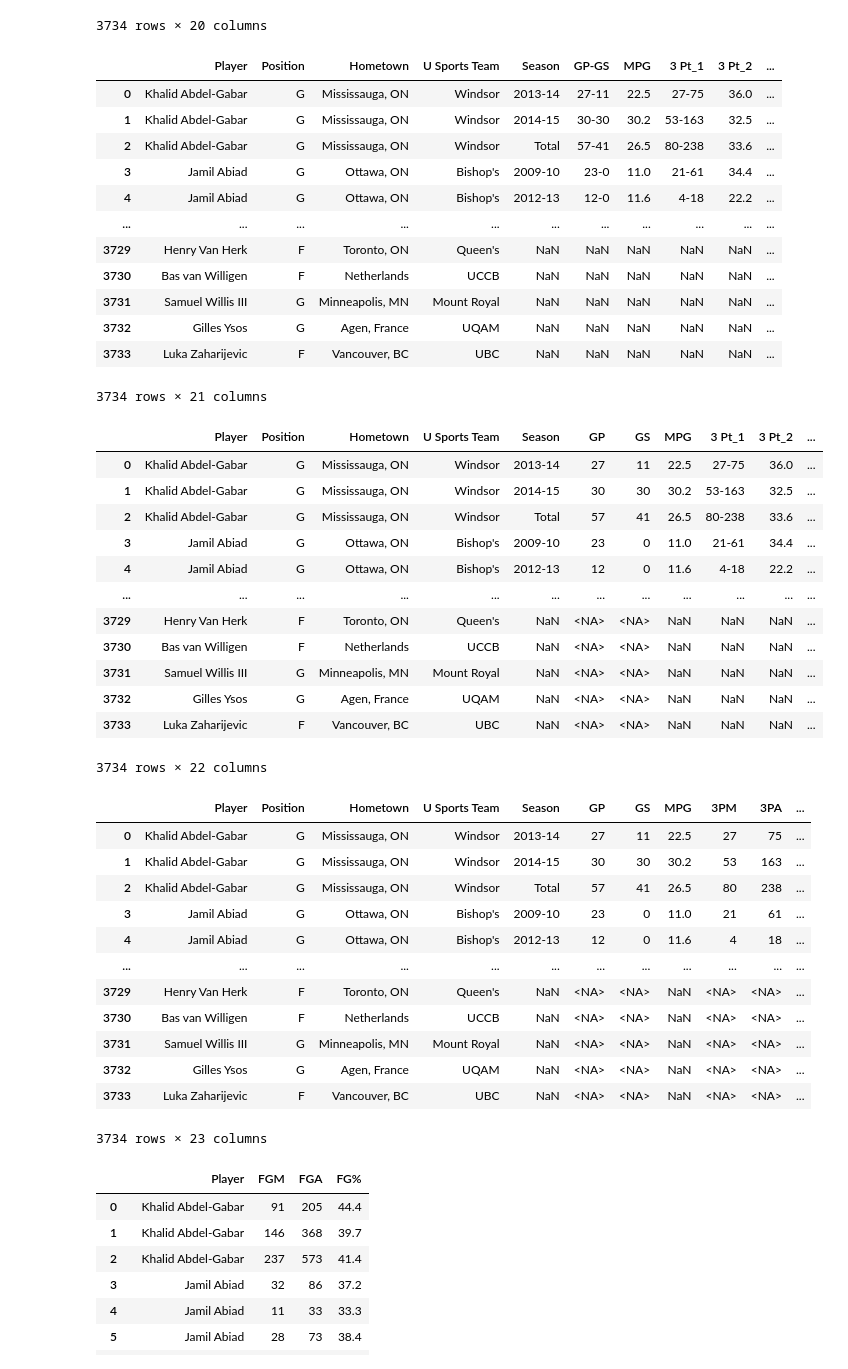
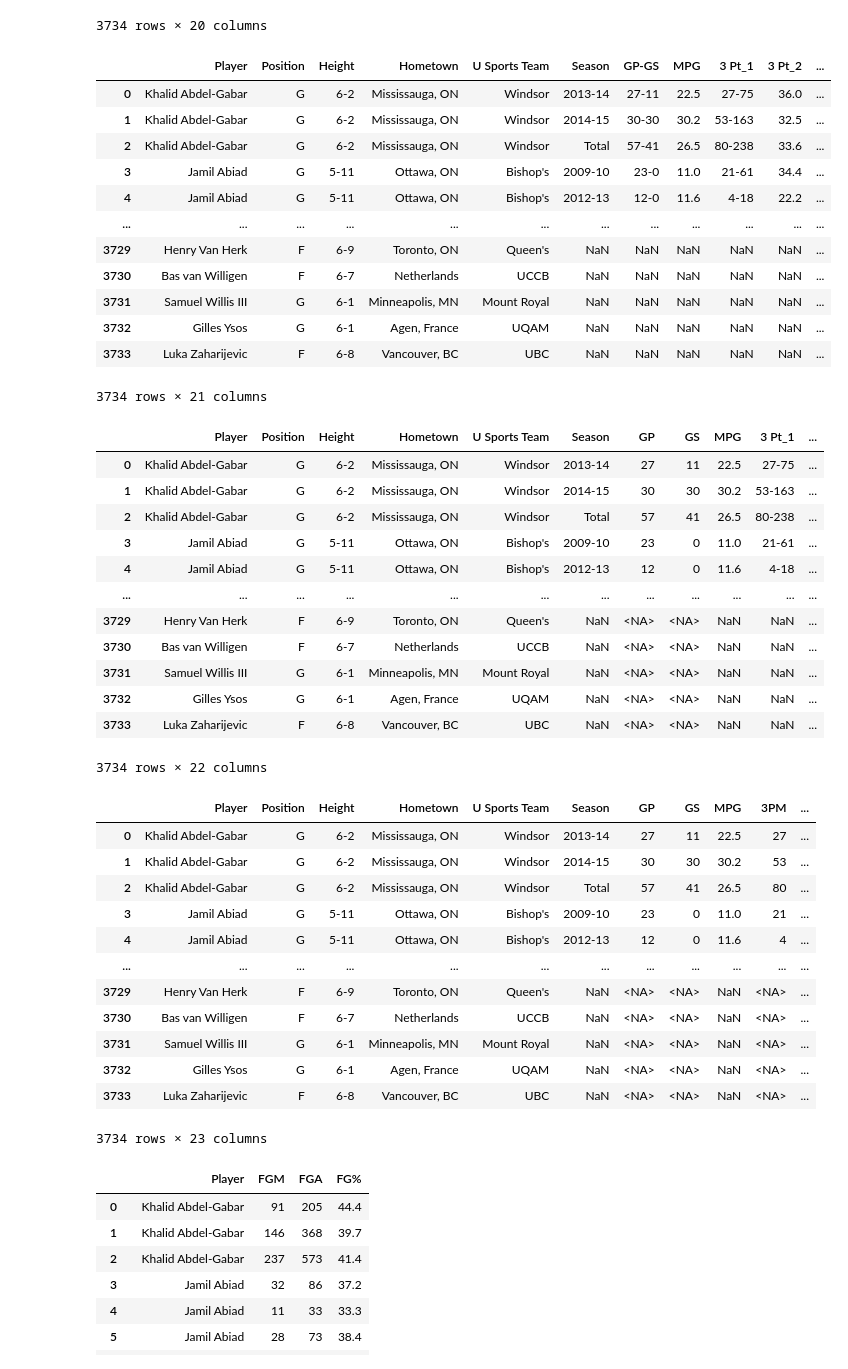
Before and after one commit to cng04/IST, a Jupyter notebook: PlayerToPro/player_to_pro_clean.ipynb, the cells around one changed output. Saved outputs shown, nothing was run; the diff lists cells and outputs as text; code cells hidden in the pictures.

```diff
--- a/PlayerToPro/player_to_pro_clean.ipynb
+++ b/PlayerToPro/player_to_pro_clean.ipynb
@@ -107,32 +107,39 @@ df
 # %%
 # Split Position into Position and Height
 split_cols = df["Position"].str.split(" ", n=2, expand=True)
 pos_map = {"Guard": "G", "Forward": "F", "Centre": "C", "Wing": "G/F", "Guard/Wing": "G/F", "Ailier": "SF", "Arriere": "SG", "Meneur": "PG", "Centre/Forward": "C/F", "Garde": "G", "Guard-Forward": "G/F", "Guard/Forward": "G/F", "Post": "F/C", "Point Guard": "PG"}
 
 def map_position(row):
     # try two-word combo
     if pd.notna(row[1]):
         two_word = f"{row[0]} {row[1]}"
         if two_word in pos_map:
             return pos_map[two_word], row[2]  # use 3rd column as height
     # otherwise, use single-word
     return pos_map.get(row[0], row[0]), row[1]
 
 df[["Position", "Height"]] = split_cols.apply(map_position, axis=1, result_type="expand")
+cols = list(df.columns)
+pos_idx = cols.index("Position")
+cols.remove("Height")
+cols.insert(pos_idx + 1, "Height")
+
+# reorder dataframe
+df = df[cols]
 df
 # %% [output]
-|  | Player | Position | Hometown | U Sports Team | Season | GP-GS | MPG | 3 Pt_1 | 3 Pt_2 | ... |
-| 0 | Khalid Abdel-Gabar | G | Mississauga, ON | Windsor | 2013-14 | 27-11 | 22.5 | 27-75 | 36.0 | ... |
-| 1 | Khalid Abdel-Gabar | G | Mississauga, ON | Windsor | 2014-15 | 30-30 | 30.2 | 53-163 | 32.5 | ... |
-| 2 | Khalid Abdel-Gabar | G | Mississauga, ON | Windsor | Total | 57-41 | 26.5 | 80-238 | 33.6 | ... |
-| 3 | Jamil Abiad | G | Ottawa, ON | Bishop's | 2009-10 | 23-0 | 11.0 | 21-61 | 34.4 | ... |
-| 4 | Jamil Abiad | G | Ottawa, ON | Bishop's | 2012-13 | 12-0 | 11.6 | 4-18 | 22.2 | ... |
-| ... | ... | ... | ... | ... | ... | ... | ... | ... | ... | ... |
-| 3729 | Henry Van Herk | F | Toronto, ON | Queen's | NaN | NaN | NaN | NaN | NaN | ... |
-| 3730 | Bas van Willigen | F | Netherlands | UCCB | NaN | NaN | NaN | NaN | NaN | ... |
-| 3731 | Samuel Willis III | G | Minneapolis, MN | Mount Royal | NaN | NaN | NaN | NaN | NaN | ... |
-| 3732 | Gilles Ysos | G | Agen, France | UQAM | NaN | NaN | NaN | NaN | NaN | ... |
-| 3733 | Luka Zaharijevic | F | Vancouver, BC | UBC | NaN | NaN | NaN | NaN | NaN | ... |
+|  | Player | Position | Height | Hometown | U Sports Team | Season | GP-GS | MPG | 3 Pt_1 | 3 Pt_2 | ... |
+| 0 | Khalid Abdel-Gabar | G | 6-2 | Mississauga, ON | Windsor | 2013-14 | 27-11 | 22.5 | 27-75 | 36.0 | ... |
+| 1 | Khalid Abdel-Gabar | G | 6-2 | Mississauga, ON | Windsor | 2014-15 | 30-30 | 30.2 | 53-163 | 32.5 | ... |
+| 2 | Khalid Abdel-Gabar | G | 6-2 | Mississauga, ON | Windsor | Total | 57-41 | 26.5 | 80-238 | 33.6 | ... |
+| 3 | Jamil Abiad | G | 5-11 | Ottawa, ON | Bishop's | 2009-10 | 23-0 | 11.0 | 21-61 | 34.4 | ... |
+| 4 | Jamil Abiad | G | 5-11 | Ottawa, ON | Bishop's | 2012-13 | 12-0 | 11.6 | 4-18 | 22.2 | ... |
+| ... | ... | ... | ... | ... | ... | ... | ... | ... | ... | ... | ... |
+| 3729 | Henry Van Herk | F | 6-9 | Toronto, ON | Queen's | NaN | NaN | NaN | NaN | NaN | ... |
+| 3730 | Bas van Willigen | F | 6-7 | Netherlands | UCCB | NaN | NaN | NaN | NaN | NaN | ... |
+| 3731 | Samuel Willis III | G | 6-1 | Minneapolis, MN | Mount Royal | NaN | NaN | NaN | NaN | NaN | ... |
+| 3732 | Gilles Ysos | G | 6-1 | Agen, France | UQAM | NaN | NaN | NaN | NaN | NaN | ... |
+| 3733 | Luka Zaharijevic | F | 6-8 | Vancouver, BC | UBC | NaN | NaN | NaN | NaN | NaN | ... |
 3734 rows × 21 columns
 # %%
 # Split GP-GS column
@@ -143,18 +150,18 @@ df.insert(gp_gs_index + 2, "GS", pd.to_numeric(split_cols[1], errors="coerce").a
 df = df.drop(columns=["GP-GS"])
 df
 # %% [output]
-|  | Player | Position | Hometown | U Sports Team | Season | GP | GS | MPG | 3 Pt_1 | 3 Pt_2 | ... |
-| 0 | Khalid Abdel-Gabar | G | Mississauga, ON | Windsor | 2013-14 | 27 | 11 | 22.5 | 27-75 | 36.0 | ... |
-| 1 | Khalid Abdel-Gabar | G | Mississauga, ON | Windsor | 2014-15 | 30 | 30 | 30.2 | 53-163 | 32.5 | ... |
-| 2 | Khalid Abdel-Gabar | G | Mississauga, ON | Windsor | Total | 57 | 41 | 26.5 | 80-238 | 33.6 | ... |
-| 3 | Jamil Abiad | G | Ottawa, ON | Bishop's | 2009-10 | 23 | 0 | 11.0 | 21-61 | 34.4 | ... |
-| 4 | Jamil Abiad | G | Ottawa, ON | Bishop's | 2012-13 | 12 | 0 | 11.6 | 4-18 | 22.2 | ... |
+|  | Player | Position | Height | Hometown | U Sports Team | Season | GP | GS | MPG | 3 Pt_1 | ... |
+| 0 | Khalid Abdel-Gabar | G | 6-2 | Mississauga, ON | Windsor | 2013-14 | 27 | 11 | 22.5 | 27-75 | ... |
+| 1 | Khalid Abdel-Gabar | G | 6-2 | Mississauga, ON | Windsor | 2014-15 | 30 | 30 | 30.2 | 53-163 | ... |
+| 2 | Khalid Abdel-Gabar | G | 6-2 | Mississauga, ON | Windsor | Total | 57 | 41 | 26.5 | 80-238 | ... |
+| 3 | Jamil Abiad | G | 5-11 | Ottawa, ON | Bishop's | 2009-10 | 23 | 0 | 11.0 | 21-61 | ... |
+| 4 | Jamil Abiad | G | 5-11 | Ottawa, ON | Bishop's | 2012-13 | 12 | 0 | 11.6 | 4-18 | ... |
 | ... | ... | ... | ... | ... | ... | ... | ... | ... | ... | ... | ... |
-| 3729 | Henry Van Herk | F | Toronto, ON | Queen's | NaN | <NA> | <NA> | NaN | NaN | NaN | ... |
-| 3730 | Bas van Willigen | F | Netherlands | UCCB | NaN | <NA> | <NA> | NaN | NaN | NaN | ... |
-| 3731 | Samuel Willis III | G | Minneapolis, MN | Mount Royal | NaN | <NA> | <NA> | NaN | NaN | NaN | ... |
-| 3732 | Gilles Ysos | G | Agen, France | UQAM | NaN | <NA> | <NA> | NaN | NaN | NaN | ... |
-| 3733 | Luka Zaharijevic | F | Vancouver, BC | UBC | NaN | <NA> | <NA> | NaN | NaN | NaN | ... |
+| 3729 | Henry Van Herk | F | 6-9 | Toronto, ON | Queen's | NaN | <NA> | <NA> | NaN | NaN | ... |
+| 3730 | Bas van Willigen | F | 6-7 | Netherlands | UCCB | NaN | <NA> | <NA> | NaN | NaN | ... |
+| 3731 | Samuel Willis III | G | 6-1 | Minneapolis, MN | Mount Royal | NaN | <NA> | <NA> | NaN | NaN | ... |
+| 3732 | Gilles Ysos | G | 6-1 | Agen, France | UQAM | NaN | <NA> | <NA> | NaN | NaN | ... |
+| 3733 | Luka Zaharijevic | F | 6-8 | Vancouver, BC | UBC | NaN | <NA> | <NA> | NaN | NaN | ... |
 3734 rows × 22 columns
 # %%
 # Split 3PT column
@@ -169,18 +176,18 @@ df = df.rename(columns={"3 Pt_2": "3P%"})
 df["3P%"] = df["3P%"].astype(float)
 df
 # %% [output]
-|  | Player | Position | Hometown | U Sports Team | Season | GP | GS | MPG | 3PM | 3PA | ... |
-| 0 | Khalid Abdel-Gabar | G | Mississauga, ON | Windsor | 2013-14 | 27 | 11 | 22.5 | 27 | 75 | ... |
-| 1 | Khalid Abdel-Gabar | G | Mississauga, ON | Windsor | 2014-15 | 30 | 30 | 30.2 | 53 | 163 | ... |
-| 2 | Khalid Abdel-Gabar | G | Mississauga, ON | Windsor | Total | 57 | 41 | 26.5 | 80 | 238 | ... |
-| 3 | Jamil Abiad | G | Ottawa, ON | Bishop's | 2009-10 | 23 | 0 | 11.0 | 21 | 61 | ... |
-| 4 | Jamil Abiad | G | Ottawa, ON | Bishop's | 2012-13 | 12 | 0 | 11.6 | 4 | 18 | ... |
+|  | Player | Position | Height | Hometown | U Sports Team | Season | GP | GS | MPG | 3PM | ... |
+| 0 | Khalid Abdel-Gabar | G | 6-2 | Mississauga, ON | Windsor | 2013-14 | 27 | 11 | 22.5 | 27 | ... |
+| 1 | Khalid Abdel-Gabar | G | 6-2 | Mississauga, ON | Windsor | 2014-15 | 30 | 30 | 30.2 | 53 | ... |
+| 2 | Khalid Abdel-Gabar | G | 6-2 | Mississauga, ON | Windsor | Total | 57 | 41 | 26.5 | 80 | ... |
+| 3 | Jamil Abiad | G | 5-11 | Ottawa, ON | Bishop's | 2009-10 | 23 | 0 | 11.0 | 21 | ... |
+| 4 | Jamil Abiad | G | 5-11 | Ottawa, ON | Bishop's | 2012-13 | 12 | 0 | 11.6 | 4 | ... |
 | ... | ... | ... | ... | ... | ... | ... | ... | ... | ... | ... | ... |
-| 3729 | Henry Van Herk | F | Toronto, ON | Queen's | NaN | <NA> | <NA> | NaN | <NA> | <NA> | ... |
-| 3730 | Bas van Willigen | F | Netherlands | UCCB | NaN | <NA> | <NA> | NaN | <NA> | <NA> | ... |
-| 3731 | Samuel Willis III | G | Minneapolis, MN | Mount Royal | NaN | <NA> | <NA> | NaN | <NA> | <NA> | ... |
-| 3732 | Gilles Ysos | G | Agen, France | UQAM | NaN | <NA> | <NA> | NaN | <NA> | <NA> | ... |
-| 3733 | Luka Zaharijevic | F | Vancouver, BC | UBC | NaN | <NA> | <NA> | NaN | <NA> | <NA> | ... |
+| 3729 | Henry Van Herk | F | 6-9 | Toronto, ON | Queen's | NaN | <NA> | <NA> | NaN | <NA> | ... |
+| 3730 | Bas van Willigen | F | 6-7 | Netherlands | UCCB | NaN | <NA> | <NA> | NaN | <NA> | ... |
+| 3731 | Samuel Willis III | G | 6-1 | Minneapolis, MN | Mount Royal | NaN | <NA> | <NA> | NaN | <NA> | ... |
+| 3732 | Gilles Ysos | G | 6-1 | Agen, France | UQAM | NaN | <NA> | <NA> | NaN | <NA> | ... |
+| 3733 | Luka Zaharijevic | F | 6-8 | Vancouver, BC | UBC | NaN | <NA> | <NA> | NaN | <NA> | ... |
 3734 rows × 23 columns
 # %%
 # Split Field Goals column
```
Also changed, not shown: parts of 2 cells of this notebook, 2 other files.
